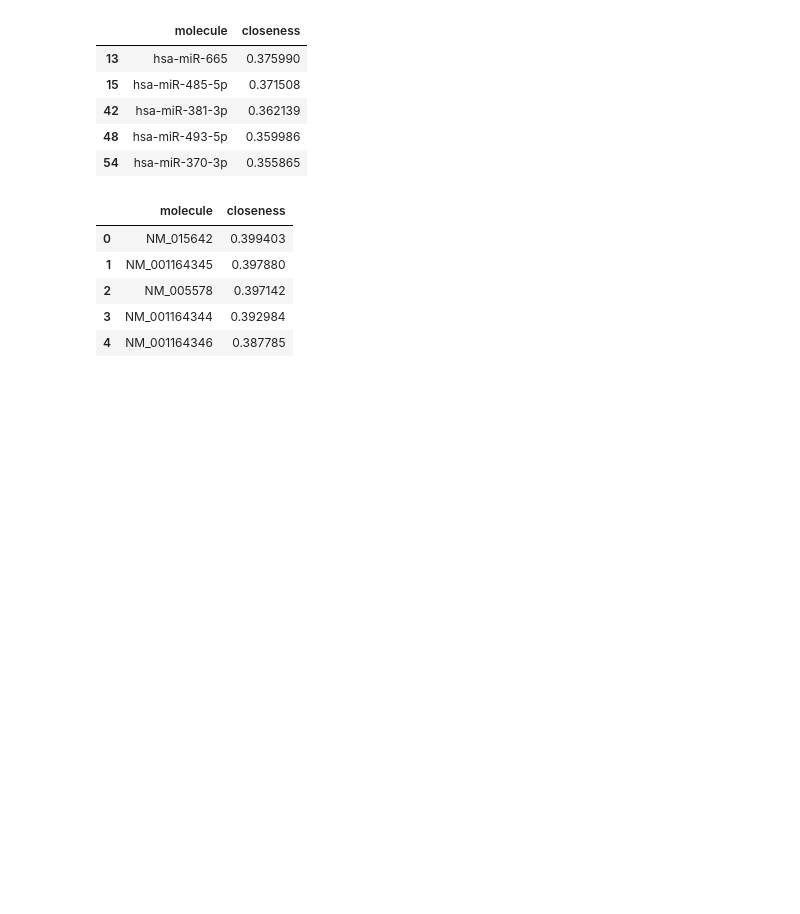
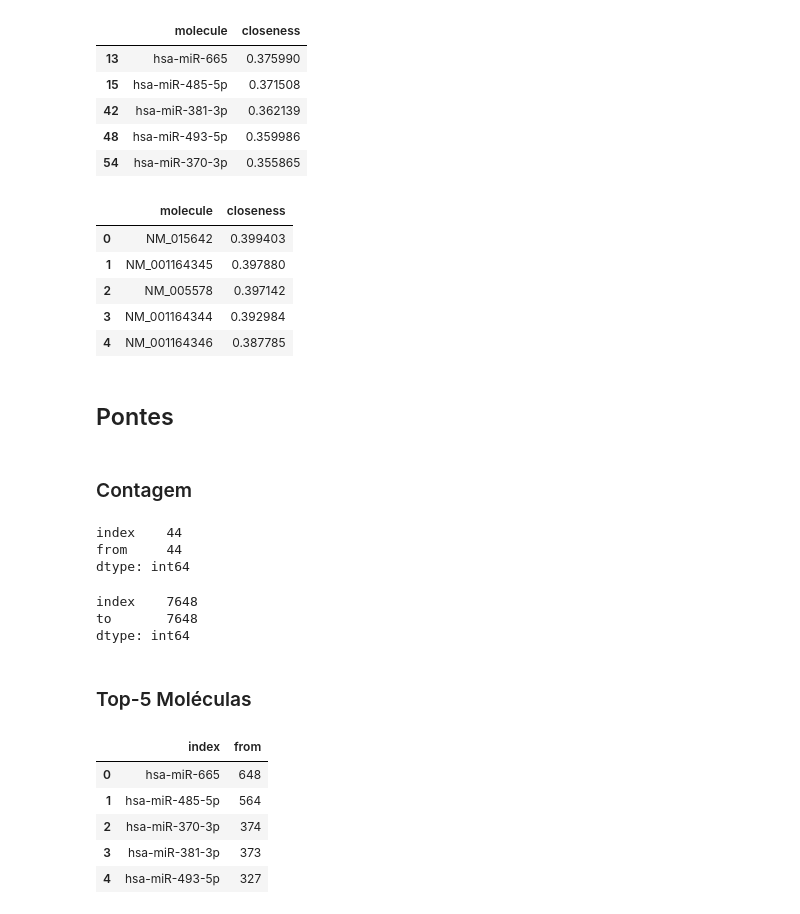
Before and after one commit to MylenaRoberta/mo804-project, a Jupyter notebook: notebooks/4_bipartite-network-results.ipynb, the cells around one changed output. Cells and saved outputs as stored; diff of their text form; code cells hidden in the pictures; blank space fills up the shorter version.

Commit message:
feat (src/notebooks/data): adiciona a query sobre caminhos mínimos entre microRNAs

```diff
--- a/notebooks/4_bipartite-network-results.ipynb
+++ b/notebooks/4_bipartite-network-results.ipynb
@@ -460,3 +460,33 @@ df_closeness[filter].head()
 | 2 | NM_005578 | 0.397142 |
 | 3 | NM_001164344 | 0.392984 |
 | 4 | NM_001164346 | 0.387785 |
+# %% [markdown]
+## Pontes
+# %% [markdown]
+### Contagem
+# %%
+# Conta a quantidade de microRNAs diferentes envolvidos em pontes
+df_bridges['from'].value_counts().reset_index().count()
+# %% [output]
+index    44
+from     44
+dtype: int64
+# %%
+# Conta a quantidade RNAs mensageiros diferentes envolvidos em pontes
+df_bridges['to'].value_counts().reset_index().count()
+# %% [output]
+index    7648
+to       7648
+dtype: int64
+# %% [markdown]
+### Top-5 Moléculas
+# %%
+# Filtra o top-5 de microRNAs envolvidos em pontes
+df_bridges['from'].value_counts().reset_index().head()
+# %% [output]
+|  | index | from |
+| 0 | hsa-miR-665 | 648 |
+| 1 | hsa-miR-485-5p | 564 |
+| 2 | hsa-miR-370-3p | 374 |
+| 3 | hsa-miR-381-3p | 373 |
+| 4 | hsa-miR-493-5p | 327 |
```
Also changed, not shown: parts of 1 cell of this notebook, 5 other files.
